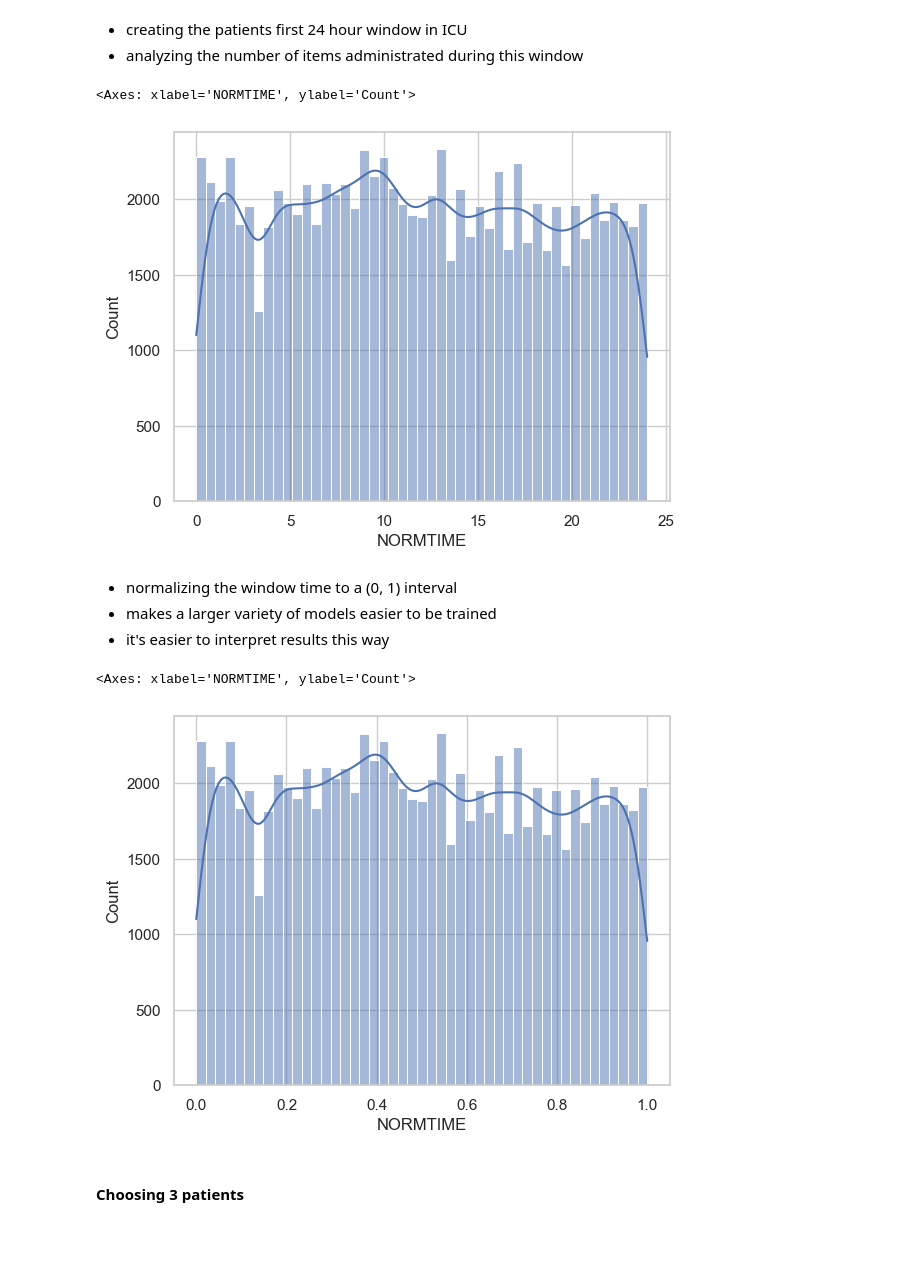
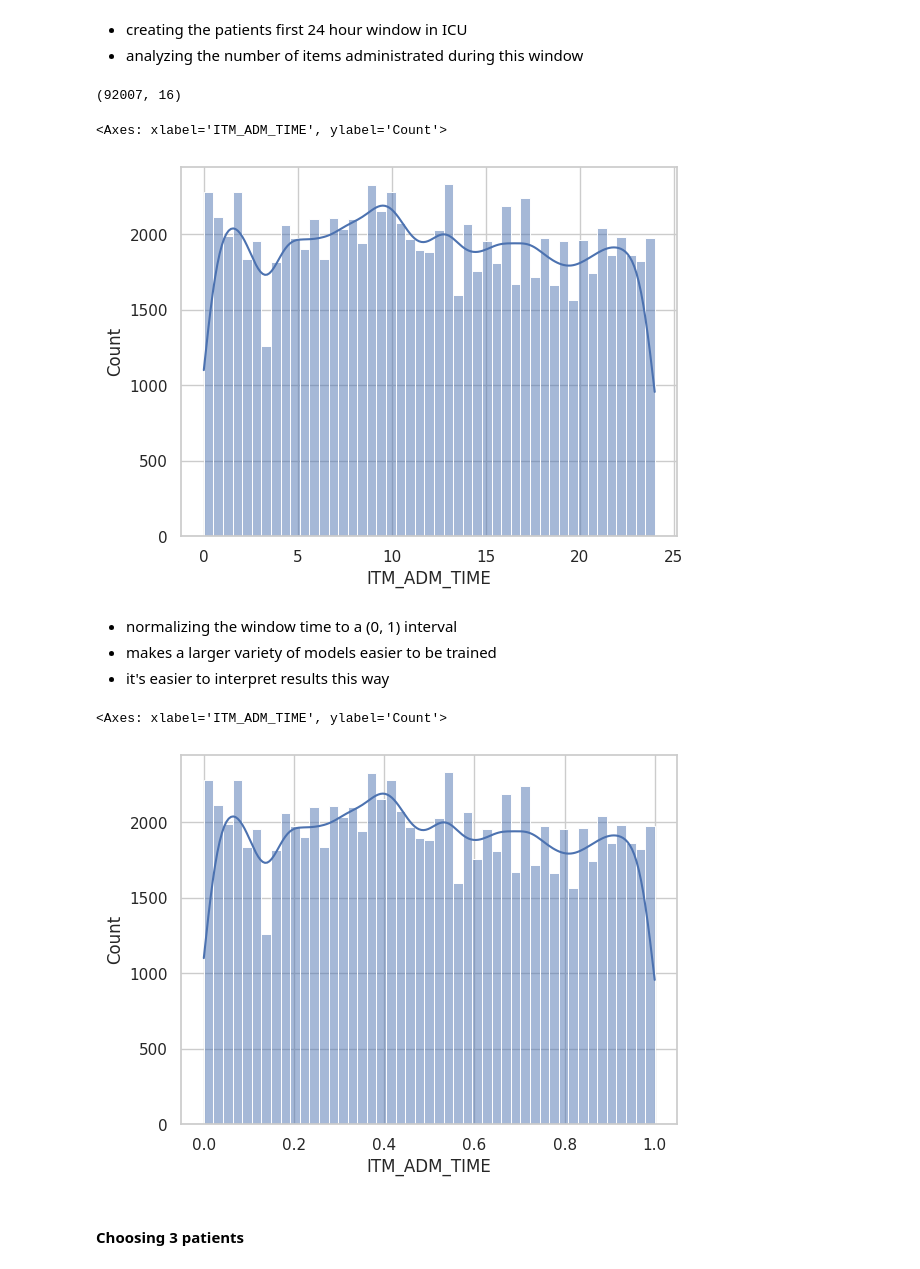
Before and after one commit to Francesinhas/mimic3-length-of-stay-prediction, a Jupyter notebook: report.ipynb, the cells around one changed output. Drawn from its saved outputs; the diff is of its cells as text; code cells hidden in the pictures; blank space fills up the shorter version.

```diff
--- a/report.ipynb
+++ b/report.ipynb
@@ -65,7 +65,7 @@ df_merged.head()
 # Merge with ICU stays (if any)
 df_merged = pd.merge(
     df_merged,
-    df_icustays[['SUBJECT_ID', 'HADM_ID', 'ICUSTAY_ID', 'INTIME', 'OUTTIME', 'LOS']],
+    df_icustays[['SUBJECT_ID', 'HADM_ID', 'ICUSTAY_ID', 'INTIME', 'LOS']],
     on=['SUBJECT_ID', 'HADM_ID'],
     how='left'
 
@@ -78,6 +78,7 @@ df_merged = pd.merge(
     on='SUBJECT_ID',
     how='left'
 )
+print(df_merged.shape)
 
 df_merged.isnull().sum()
 # %% [output]
@@ -260,7 +247,7 @@ df_chart_events.head()
 # %%
 # 1. Merge df_merged with CHARTEVENTS (left join to preserve all ICU stays)
 df_merged_with_chartevents = pd.merge(
-    df_merged[['SUBJECT_ID', 'HADM_ID', 'ICUSTAY_ID','INTIME']],  # Key columns
+    df_merged,  # Key columns
     df_chart_events[['SUBJECT_ID', 'HADM_ID', 'ICUSTAY_ID', 'ITEMID', 'VALUENUM','CHARTTIME','VALUEUOM']].drop_duplicates(),
     on=['SUBJECT_ID', 'HADM_ID', 'ICUSTAY_ID'],
     how='left',
@@ -278,6 +265,8 @@ icu_without_data = df_merged_with_chartevents[no_chartevents]['ICUSTAY_ID'].uniq
 print(f"ICU stays WITH CHARTEVENTS data: {len(icu_with_data)}")
 print(f"ICU stays WITHOUT CHARTEVENTS data: {len(icu_without_data)}")
 
+print(df_merged_with_chartevents.shape)
+
 df_merged_with_chartevents.head()
 # %% [output]
 ICU stays WITH CHARTEVENTS data: 140
@@ -290,0 +281,9 @@ ICU stays WITHOUT CHARTEVENTS data: 155
+# %%
+df_final = df_merged_with_chartevents[df_merged_with_chartevents['_merge'] == 'both'].copy()
+
+# Optional: You can now drop the '_merge' column as it's no longer needed
+df_final = df_final.drop(columns=['_merge'])
+
+print(f"Shape of the original DataFrame: {df_merged_with_chartevents.shape}")
+print(f"Shape of the final DataFrame (with data): {df_final.shape}")
+df_final.head()
@@ -298,30 +310,32 @@ ICU stays WITHOUT CHARTEVENTS data: 155
 - creating the patients first 24 hour window in ICU
 - analyzing the number of items administrated during this window
 # %%
-df_merged_with_chartevents['INTIME'] = pd.to_datetime(df_merged_with_chartevents['INTIME'])
-df_merged_with_chartevents['CHARTTIME'] = pd.to_datetime(df_merged_with_chartevents['CHARTTIME'])
+df_final['INTIME'] = pd.to_datetime(df_final['INTIME'])
+df_final['CHARTTIME'] = pd.to_datetime(df_final['CHARTTIME'])
 
-df_merged_with_chartevents.isnull().sum()
+# df_final.isnull().sum()
 
-df_merged_with_chartevents['NORMTIME'] = (df_merged_with_chartevents['CHARTTIME'] - df_merged_with_chartevents['INTIME']).dt.total_seconds() / 3600
-df_merged_with_chartevents = df_merged_with_chartevents[(df_merged_with_chartevents['NORMTIME'] < 24) &
-                                                         (df_merged_with_chartevents['NORMTIME'] > 0)]
-df_merged_with_chartevents.describe()
-sns.histplot(df_merged_with_chartevents['NORMTIME'], kde=True)
+df_final['ITM_ADM_TIME'] = (df_final['CHARTTIME'] - df_final['INTIME']).dt.total_seconds() / 3600
+df_final = df_final[(df_final['ITM_ADM_TIME'] <= 24) & (df_final['ITM_ADM_TIME'] >= 0)]
+# df_merged_with_chartevents.describe()
+
+print(df_final.shape)
+sns.histplot(df_final['ITM_ADM_TIME'], kde=True)
 # %% [output]
-<Axes: xlabel='NORMTIME', ylabel='Count'>
+(92007, 16)
+<Axes: xlabel='ITM_ADM_TIME', ylabel='Count'>
-[figure, old version]
+[figure, new version]
 # %% [markdown]
 - normalizing the window time to a (0, 1) interval
 - makes a larger variety of models easier to be trained
 - it's easier to interpret results this way
 # %%
-df_merged_with_chartevents['NORMTIME'] = df_merged_with_chartevents['NORMTIME'] / 24.0
+df_final['ITM_ADM_TIME'] = df_final['ITM_ADM_TIME'] / 24.0
 
-sns.histplot(df_merged_with_chartevents['NORMTIME'], kde=True)
+sns.histplot(df_final['ITM_ADM_TIME'], kde=True)
 # %% [output]
-<Axes: xlabel='NORMTIME', ylabel='Count'>
+<Axes: xlabel='ITM_ADM_TIME', ylabel='Count'>
-[figure, old version]
+[figure, new version]
 # %% [markdown]
 #### **Choosing 3 patients**
 # %% [markdown]
```
Also changed, not shown: parts of 17 cells of this notebook, 1 other file.
